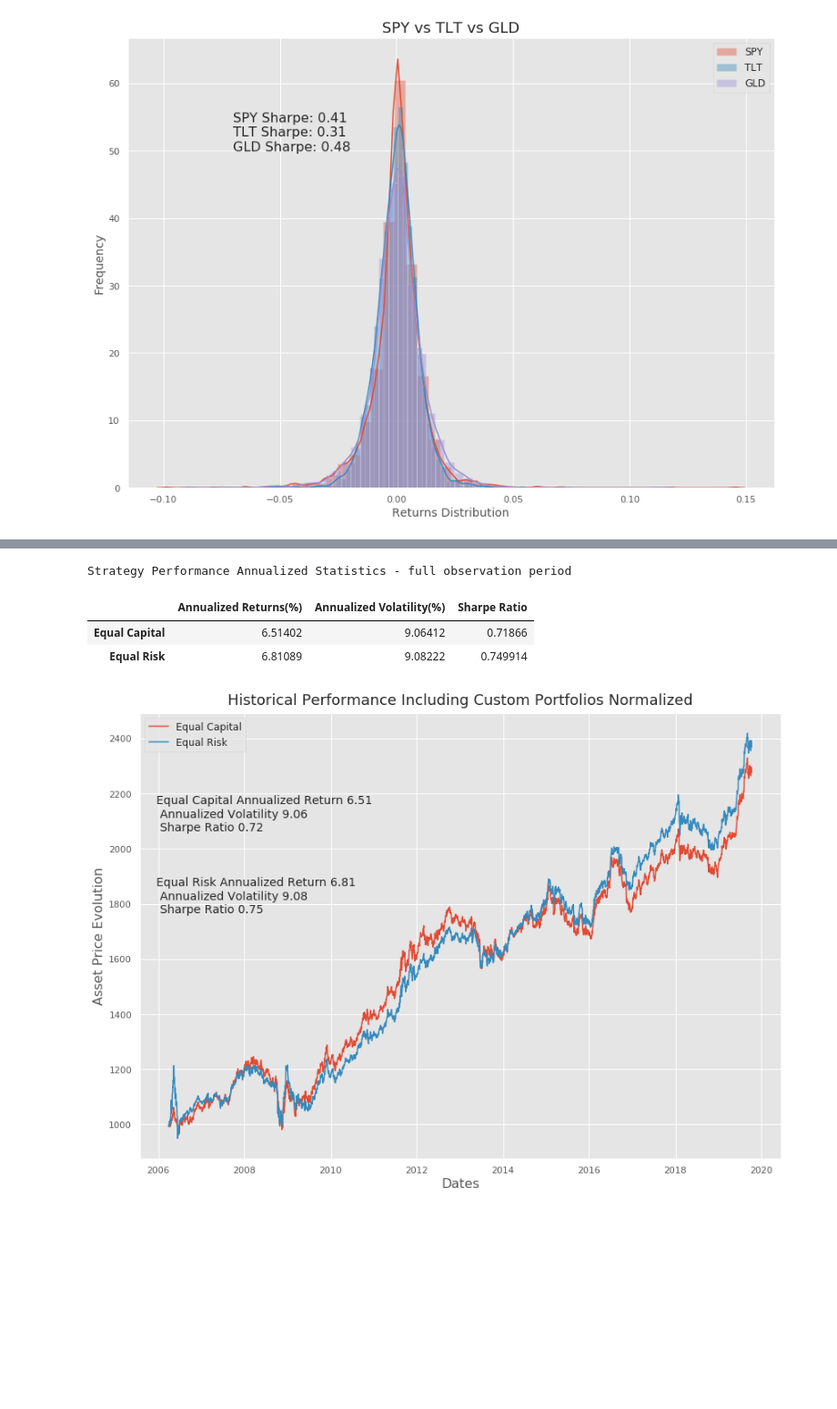
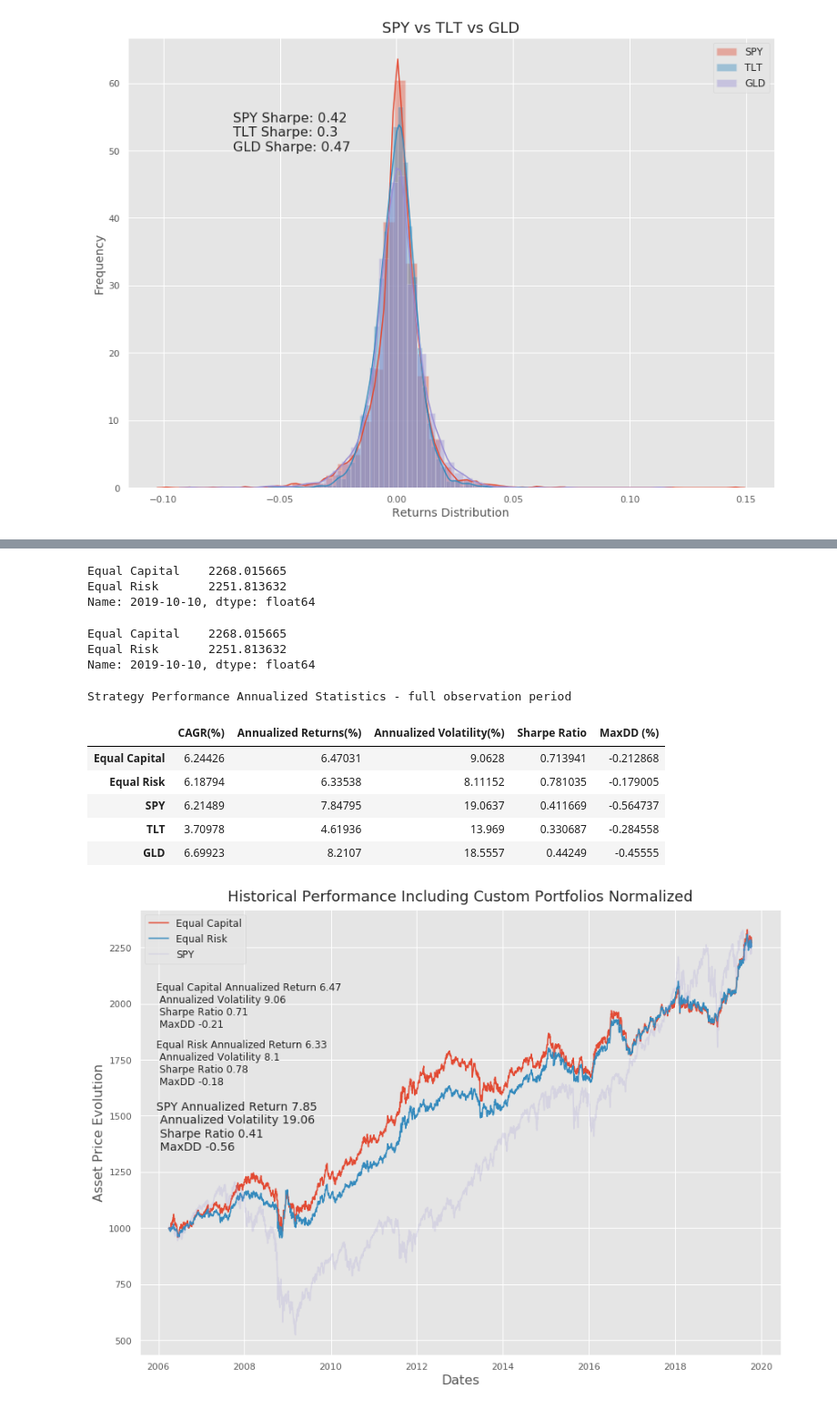
Before and after one commit to wrk1231/EqualCapitalVSEqualRisk, a Jupyter notebook: EqualCapitalVSEqualRisk.ipynb, the cells around one changed output, grey strips where cells are left out. Shown: that part at 91% size. Saved outputs shown, nothing was run; the diff lists cells and outputs as text; code cells hidden in the pictures; blank space fills up the shorter version.

Commit message:
performance measure, benchmark compare, rolling risk contribution

```diff
--- a/EqualCapitalVSEqualRisk.ipynb
+++ b/EqualCapitalVSEqualRisk.ipynb
@@ -314,3 +298,10 @@ def weight_calculation(cov_df):
     result.extend(list(ans.x))
     result.append(1- ans.x.sum())
     return np.array(result)
+# %%
+frequency = 60
+cov_series = returns.rolling(window = frequency).cov() * ONEYEARDAYS
+all_cov = [] ## [(date , covariance),...]
+for i in range(1,day_counts//frequency + 1):
+    ## Indexing the covariance matrix, in pair of (date, covariance matrix)
+    all_cov.append((cov_series.index[(i*frequency-1)*3][0], cov_series.iloc[(i*frequency-1)*3 : i*frequency*3]))
@@ -316,0 +319,5 @@ def weight_calculation(cov_df):
+# %%
+diff_len = len(calendar) - len(new_calendar)
+cov_pair = {}  ## {date : covariance}
+for i in range(diff_len, len(calendar)+1):
+    cov_pair.update({cov_series.index[(i-1)*3][0]:cov_series.iloc[(i-1)*3 : i*3]})
@@ -410,6 +479,6 @@ def Backtest(frequency,method, get_partial_riskcontribution = False):
 # %%
 backtest_result = pd.DataFrame()
-backtest_result['Equal Capital'] = Backtest(frequency=60, method = "Equal Capital")
-backtest_result['Equal Risk'] = Backtest(frequency=60, method = "Equal Risk")
+backtest_result['Equal Capital'] = Backtest(frequency=60, method = "Equal Capital", FEE=0.01)
+backtest_result['Equal Risk'] = Backtest(frequency=60, method = "Equal Risk", FEE=0.01)
 strategy_return = backtest_result.pct_change().dropna()
 strategy_return;
@@ -416 +491,13 @@ strategy_return;
+# %%
+backtest_result.iloc[-1]
+# %% [output]
+Equal Capital    2268.015665
+Equal Risk       2251.813632
+Name: 2019-10-10, dtype: float64
+# %%
+backtest_result2.iloc[-1]
+# %% [output]
+Equal Capital    2268.015665
+Equal Risk       2251.813632
+Name: 2019-10-10, dtype: float64
 # %%
@@ -423,38 +527,53 @@ def performance_analysis(strategy_return):
     return strategy_stats
 # %%
-strategy_stats = performance_analysis(strategy_return=strategy_return)
+all_result = pd.merge(left= backtest_result, left_index = True, right=dataall, right_index = True, how = 'inner' )
+strategy_stats = performance_analysis(backtest_result=all_result)
 print('Strategy Performance Annualized Statistics - full observation period')
 strategy_stats.style.bar(color=['red','green'], align='zero')
 # %% [output]
 Strategy Performance Annualized Statistics - full observation period
-|  | Annualized Returns(%) | Annualized Volatility(%) | Sharpe Ratio |
-| Equal Capital | 6.51402 | 9.06412 | 0.71866 |
-| Equal Risk | 6.81089 | 9.08222 | 0.749914 |
+|  | CAGR(%) | Annualized Returns(%) | Annualized Volatility(%) | Sharpe Ratio | MaxDD (%) |
+| Equal Capital | 6.24426 | 6.47031 | 9.0628 | 0.713941 | -0.212868 |
+| Equal Risk | 6.18794 | 6.33538 | 8.11152 | 0.781035 | -0.179005 |
+| SPY | 6.21489 | 7.84795 | 19.0637 | 0.411669 | -0.564737 |
+| TLT | 3.70978 | 4.61936 | 13.969 | 0.330687 | -0.284558 |
+| GLD | 6.69923 | 8.2107 | 18.5557 | 0.44249 | -0.45555 |
 # %%
 fig6 =plt.figure(figsize=(14,10))
 ax = plt.gca()
-ax.plot(backtest_result[['Equal Capital', 'Equal Risk']])
+all
+ax.plot(all_result[['Equal Capital', 'Equal Risk']])
+ax.plot(all_result[['SPY']]/all_result[['SPY']].iloc[0] * 1000, alpha = 0.2)
 
 title_text_obj = plt.title("Historical Performance Including Custom Portfolios Normalized", fontsize = 18,
                           verticalalignment = 'bottom')
 xlabel_obj = plt.xlabel('Dates', fontsize = 16)
 ylabel_obj = plt.ylabel('Asset Price Evolution', fontsize = 16)
-ax.legend(('Equal Capital', 'Equal Risk'),fontsize = 12)
-ax.annotate('Equal Capital Annualized Return {}\n Annualized Volatility {}\n Sharpe Ratio {}'.format(
+ax.legend(('Equal Capital', 'Equal Risk','SPY','TLT','GLD'),fontsize = 12)
+ax.annotate('Equal Capital Annualized Return {}\n Annualized Volatility {}\n Sharpe Ratio {}\n MaxDD {}'.format(
             np.round(strategy_stats['Annualized Returns(%)']['Equal Capital'],2),
             np.round(strategy_stats['Annualized Volatility(%)']['Equal Capital'],2),
-            np.round(strategy_stats['Sharpe Ratio']['Equal Capital'],2)),
-            xy=(20,400),xycoords = 'axes points',fontsize=14)
+            np.round(strategy_stats['Sharpe Ratio']['Equal Capital'],2),
+            np.round(strategy_stats['MaxDD (%)']['Equal Capital'],2)),
+            xy=(20,400),xycoords = 'axes points',fontsize=12)
 
-ax.annotate('Equal Risk Annualized Return {}\n Annualized Volatility {}\n Sharpe Ratio {}'.format(
+ax.annotate('Equal Risk Annualized Return {}\n Annualized Volatility {}\n Sharpe Ratio {}\n MaxDD {}'.format(
             np.round(strategy_stats['Annualized Returns(%)']['Equal Risk'],2),
             np.round(strategy_stats['Annualized Volatility(%)']['Equal Risk'],2),
-            np.round(strategy_stats['Sharpe Ratio']['Equal Risk'],2)),
-            xy=(20,300),xycoords = 'axes points',fontsize=14)
+            np.round(strategy_stats['Sharpe Ratio']['Equal Risk'],2),
+            np.round(strategy_stats['MaxDD (%)']['Equal Risk'],2)),
+            xy=(20,330),xycoords = 'axes points',fontsize=12)
+
+ax.annotate('SPY Annualized Return {}\n Annualized Volatility {}\n Sharpe Ratio {}\n MaxDD {}'.format(
+            np.round(strategy_stats['Annualized Returns(%)']['SPY'],2),
+            np.round(strategy_stats['Annualized Volatility(%)']['SPY'],2),
+            np.round(strategy_stats['Sharpe Ratio']['SPY'],2),
+            np.round(strategy_stats['MaxDD (%)']['SPY'],2)),
+            xy=(20,250),xycoords = 'axes points',fontsize=14)
 plt.show()
 # fig6.savefig('portfolioscomp.png',dpi=fig6.dpi)
 # %% [output]
-[figure, old version]
+[figure, new version]
 # %%
 backtest_result2 = pd.DataFrame()
 backtest_result2['Equal Risk 60 day rebalance'] = Backtest(frequency = 60, method = "Equal Risk")
```
Also changed, not shown: parts of 18 cells of this notebook.
